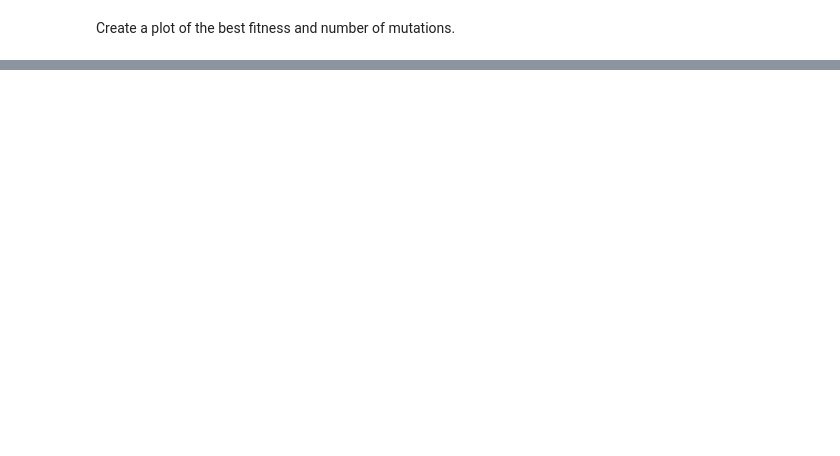
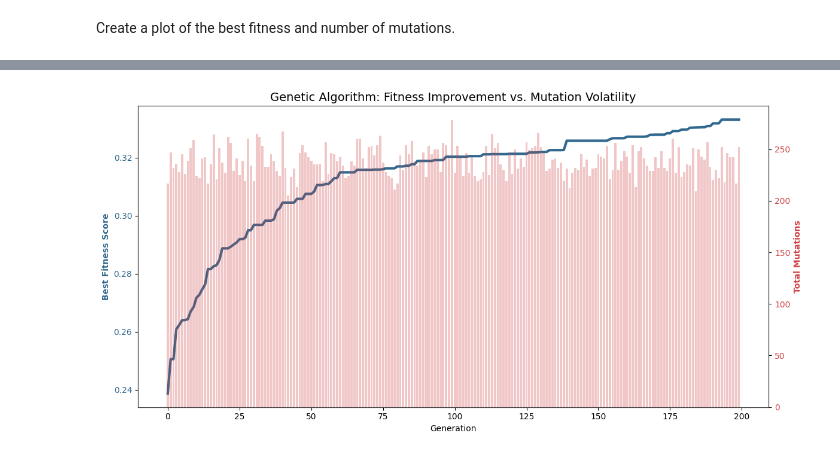
Before and after one commit to daemonchild/cardiffmet-dat6002-artificial-intelligence, a Jupyter notebook: assessment/part_2/2-From-Scratch-MLP.ipynb, the cells around one changed output, grey strips where cells are left out. Cells and saved outputs as stored; diff of their text form; code cells hidden in the pictures; blank space fills up the shorter version.

```diff
--- a/assessment/part_2/2-From-Scratch-MLP.ipynb
+++ b/assessment/part_2/2-From-Scratch-MLP.ipynb
@@ -1566,0 +1662,2 @@ best_mlp.get_report(best_mlp.X_np_test, best_mlp.y_np_test)
+# %%
+best_mlp, fitness_history, mutation_history = run_evolution(df, pop_size=20, generations=200, metric='f1', culling_rate=0.5, elite_size=5, mutation_rate = 0.05)
@@ -1566,0 +1682,4 @@ best_mlp.get_report(best_mlp.X_np_test, best_mlp.y_np_test)
+# %%
+plot_evolutionary_progress(fitness_history, mutation_history, save_suffix='f1-200g-20pop-5elite-05mut')
+# %% [output]
+[figure, added]
```
Also changed, not shown: parts of 27 cells of this notebook, 10 other files.
